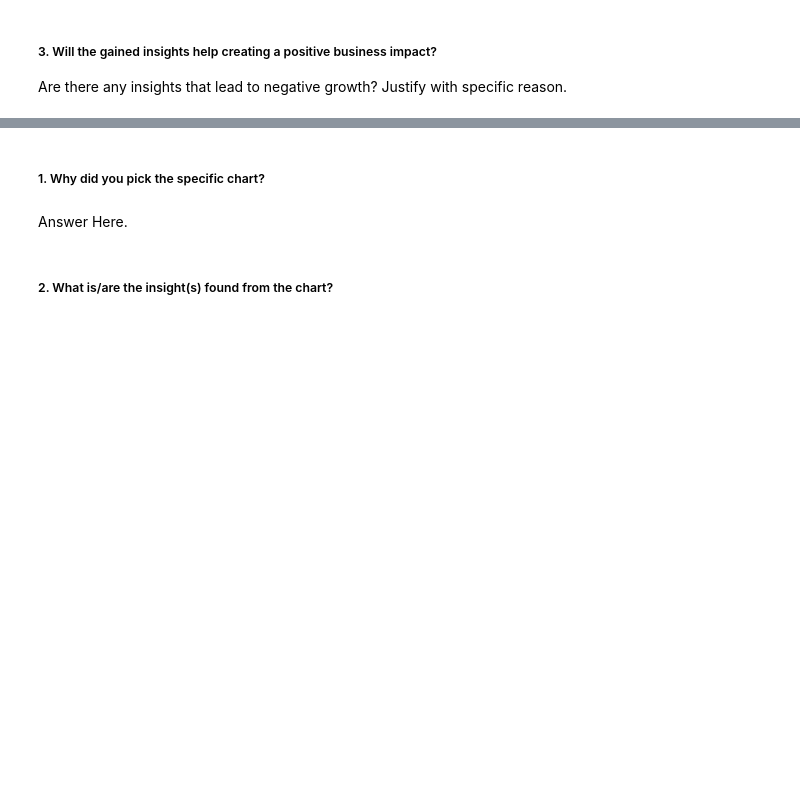
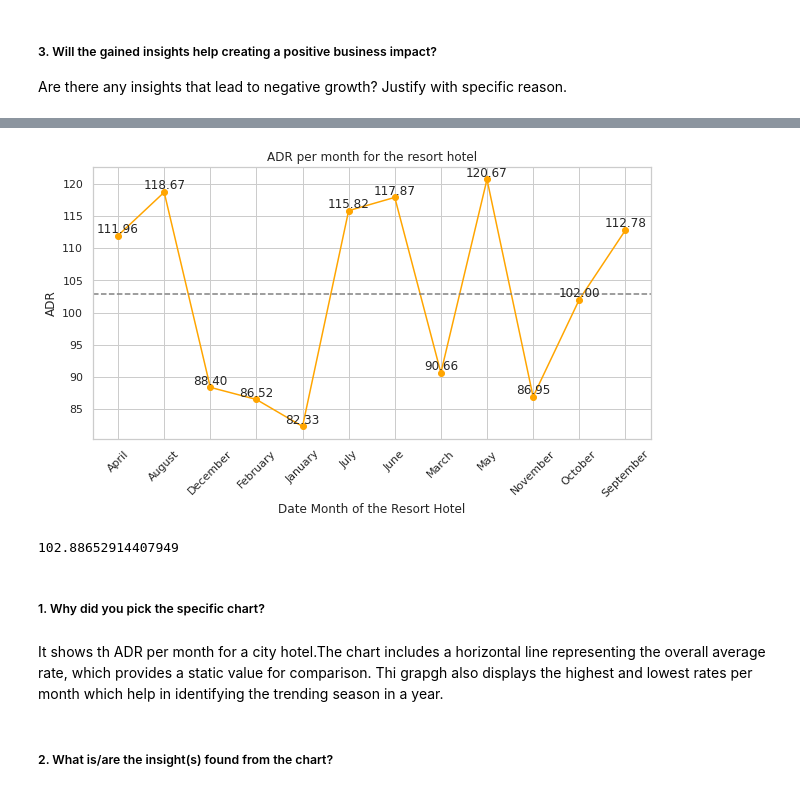
Before and after one commit to CoderSumanesh/Hotel-Booking-Analysis, a Jupyter notebook: hotel_booking_analysis.ipynb, the cells around one changed output, grey strips where cells are left out. Saved outputs shown, nothing was run; the diff lists cells and outputs as text; code cells hidden in the pictures; blank space fills up the shorter version.

```diff
--- a/hotel_booking_analysis.ipynb
+++ b/hotel_booking_analysis.ipynb
@@ -654,0 +688,7 @@ Answer Here
+# %%
+# Chart - 5 visualization code
+#City Hotel ADR analysis(Average Daily Rate)
+city_info= df1[(df1['hotel'] == 'City Hotel') & (df1['is_canceled'] == 0)]
+#Grouping by arrival_date_month
+city_hotel = city_info.groupby(['arrival_date_month'])['adr'].mean().reset_index()
+city_hotel
@@ -655,6 +709,31 @@ Answer Here
+# %%
+Date_Month_Hotel = city_hotel['arrival_date_month']
+Average_Distributed_Rate = city_hotel.groupby('arrival_date_month')['adr'].mean()
+Overall_Average_Rate = city_hotel['adr'].mean()
+
+fig, ax = plt.subplots(figsize=(10, 5))
+
+ax.plot(Date_Month_Hotel, Average_Distributed_Rate, color='orange', marker='o')
+ax.axhline(y=Overall_Average_Rate, color='gray', linestyle='--')
+ax.set_xlabel('Date Month of the Resort Hotel')
+ax.set_ylabel('ADR')
+ax.set_title('ADR per month for the resort hotel')
+ax.tick_params(axis='x', rotation=45)
+
+for i, rate in enumerate(Average_Distributed_Rate):
+    ax.text(i, rate + 1, f'{rate:.2f}', ha='center', va='center')
+
+plt.show()
+# %% [output]
+[figure, added]
+# %%
+#mean average rental value per month
+Overall_Average_Rate
+# %% [output]
+102.88652914407949
 # %% [markdown]
 ##### 1. Why did you pick the specific chart?
-# %% [markdown]
-Answer Here.
+# %% [markdown]
+It shows th ADR per month for a city hotel.The chart  includes a horizontal line representing the overall average rate, which provides a static value for comparison. Thi grapgh also displays the highest and lowest rates per month which help in identifying the trending season in a year.
 # %% [markdown]
 ##### 2. What is/are the insight(s) found from the chart?
```
Also changed, not shown: parts of 46 cells of this notebook.
